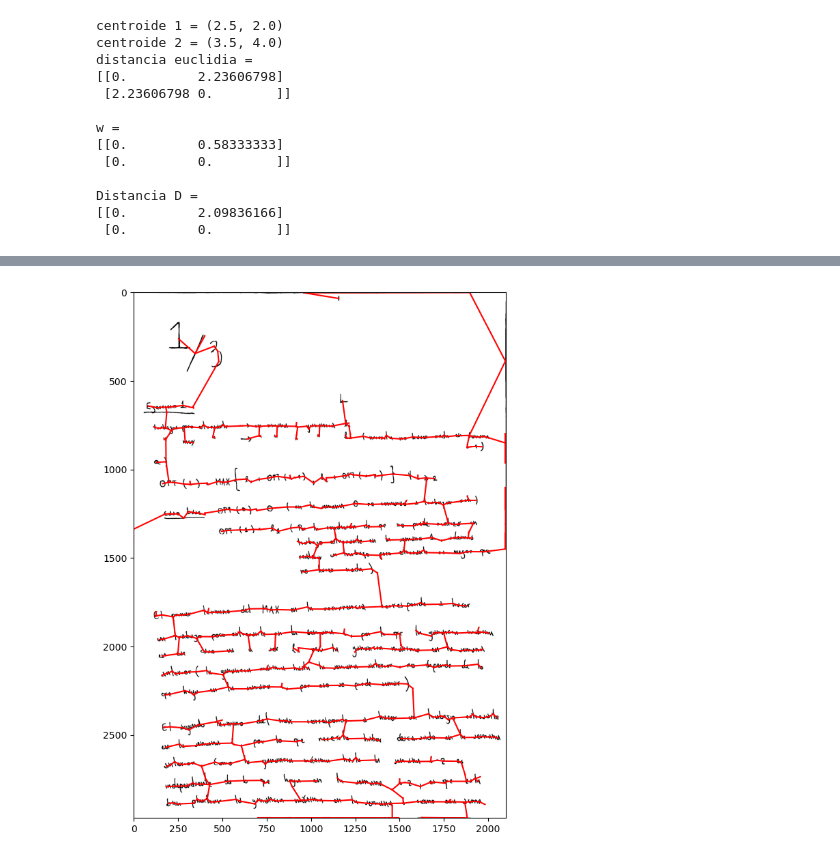
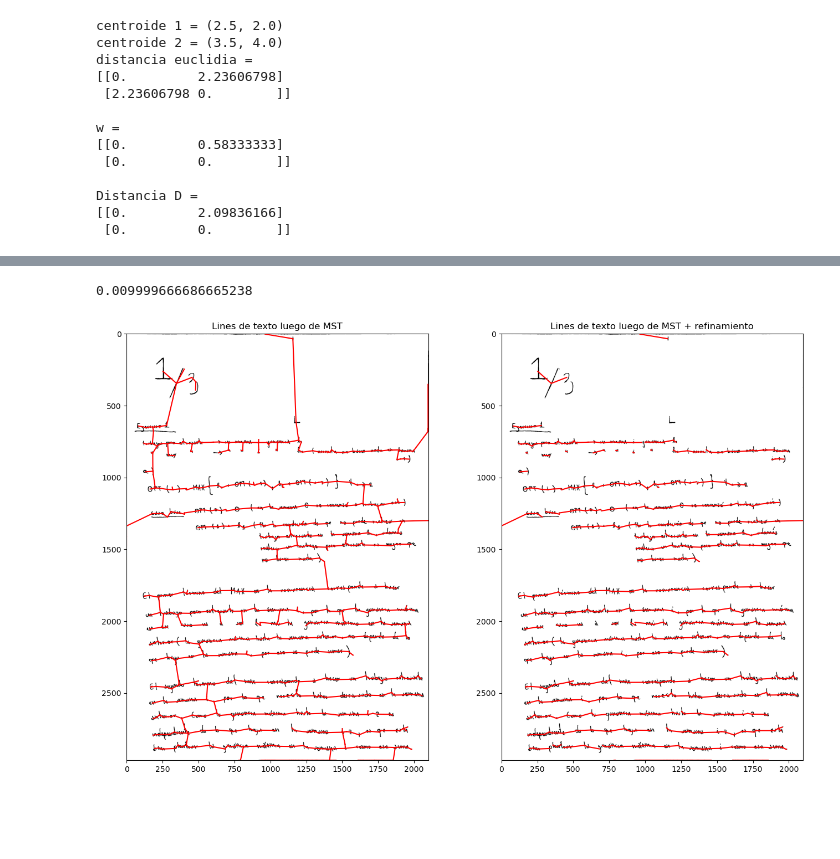
Before and after one commit to nacjck/timag-proyecto, a Jupyter notebook: Untitled.ipynb, the cells around one changed output, grey strips where cells are left out. Saved outputs shown, nothing was run; the diff lists cells and outputs as text; code cells hidden in the pictures; blank space fills up the shorter version.

Commit message:
MST con refinamiento básico

```diff
--- a/Untitled.ipynb
+++ b/Untitled.ipynb
@@ -289,7 +305,7 @@ plt.show()
 # %%
 import skimage
 
-labels, num = skimage.measure.label(im_bin, background=1, return_num=True, connectivity=None) # img_erosion
+labels, num = skimage.measure.label(img_morf, background=1, return_num=True, connectivity=None) # img_erosion
 props = skimage.measure.regionprops(labels)
 
 print(num)
@@ -495,2 +511,6 @@ mst_graph_mat = Tcsr.toarray()
  [0.00000000e+00 0.00000000e+00 0.00000000e+00 ... 0.00000000e+00
   0.00000000e+00 0.00000000e+00]]
+# %%
+np.arctan(0.1/10)
+# %% [output]
+0.009999666686665238
@@ -497,20 +544,37 @@ mst_graph_mat = Tcsr.toarray()
 # %%
-figura, plots = plt.subplots(1, 1, figsize=(18,10))
+figura, plots = plt.subplots(1, 2, figsize=(16,10))
 
-plots.imshow(img_erosion, cmap='gray')
-# plots.plot([500,600],[0,1000])
+plots[0].imshow(img_morf, cmap='gray')
+plots[0].set_title("Lines de texto luego de MST")
+
+plots[1].imshow(img_morf, cmap='gray')
+plots[1].set_title("Lines de texto luego de MST + refinamiento")
 
 cant_labels = len(props)
+
+# Ploteo salida del MST sin refinar:
 for l1 in range(0,cant_labels-1):
     for l2 in range(l1+1,cant_labels):
         if mst_graph_mat[l1,l2] != 0:
 
             l1_x = props[l1].centroid[1]
             l1_y = props[l1].centroid[0]
             l2_x = props[l2].centroid[1]
             l2_y = props[l2].centroid[0]
-            plots.plot([l1_x,l2_x],[l1_y,l2_y],color='red')
+            plots[0].plot([l1_x,l2_x],[l1_y,l2_y],color='red')
+
+# Ploteo salida del MST refinada:
+mst_ref_graph_mat = MST_refinamiento_basico(mst_graph_mat, props)
+for l1 in range(0,cant_labels-1):
+    for l2 in range(l1+1,cant_labels):
+        if mst_ref_graph_mat[l1,l2] != 0:
+
+            l1_x = props[l1].centroid[1]
+            l1_y = props[l1].centroid[0]
+            l2_x = props[l2].centroid[1]
+            l2_y = props[l2].centroid[0]
+            plots[1].plot([l1_x,l2_x],[l1_y,l2_y],color='red')
 
 plt.show()
 # %% [output]
-[figure, old version]
+[figure, new version]
```
Also changed, not shown: parts of 4 cells of this notebook, 1 other file.
